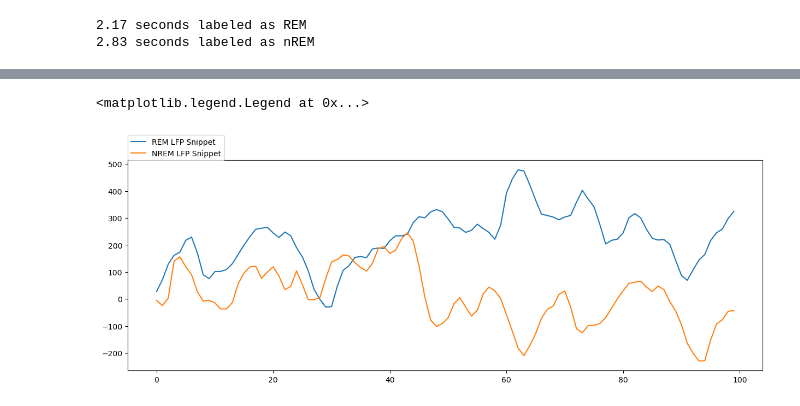
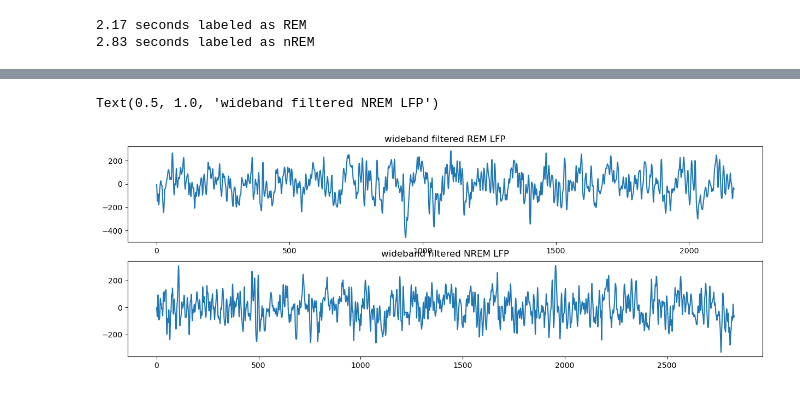
Before and after one commit to lschlinkheider/neuroanalysis, a Jupyter notebook: neural_data/01-local_field_potential/exercises.ipynb, the cells around one changed output, grey strips where cells are left out. Drawn from its saved outputs; the diff is of its cells as text; code cells hidden in the pictures.

```diff
--- a/neural_data/01-local_field_potential/exercises.ipynb
+++ b/neural_data/01-local_field_potential/exercises.ipynb
@@ -297,37 +301,34 @@ plt.plot(nrem)
-# %%
-# REM LFP snippet
-rem_indices = np.where(rem)[0]
-
-if len(rem_indices) > 0:
-    rem_start_idx = rem_indices[0]
-    snippet_len = int(sampling_rate * 0.1)  # 1 second snippet
-    rem_end_idx = rem_start_idx + snippet_len
-
-    # Avoid indexing beyond the available data
-    if rem_end_idx > len(sleep_lfp):
-        rem_end_idx = len(sleep_lfp)
-
-# NREM LFP snippet
-nrem_indices = np.where(nrem)[0]
-
-if len(nrem_indices) > 0:
-    nrem_start_idx = nrem_indices[0]
-    snippet_len = int(sampling_rate * 0.1)  # 1 second snippet
-    nrem_end_idx = nrem_start_idx + snippet_len
-
-    # Avoid indexing beyond the available data
-    if nrem_end_idx > len(sleep_lfp):
-        nrem_end_idx = len(sleep_lfp)
-
-
-# Plot
-
-plot_offset = 200
-
-plt.figure(figsize=(15,5))
-plt.plot(sleep_lfp[rem_start_idx:rem_end_idx]+plot_offset, label = "REM LFP Snippet")
-plt.plot(sleep_lfp[nrem_start_idx:nrem_end_idx], label = "NREM LFP Snippet")
-plt.legend(loc=(0,1))
-# %% [output]
-<matplotlib.legend.Legend at 0x...>
-[figure, removed]
+# %%
+# plotting REM and NREM LFP
+signal = sleep_lfp[:int(5*sampling_rate)] # use 5 seconds first to reduce run time
+signal = signal - np.mean(signal)
+
+# define widepass filter
+filter_order = 5
+low_f = 1
+high_f = 200
+filter = butter(filter_order,[low_f,high_f],
+                btype='band',
+                output='sos',
+                fs=sampling_rate)
+
+#REM LFP
+rem_lfp = signal[rem]
+wideband_rem = sosfilt(filter, rem_lfp)
+
+
+#NREM LFP
+nrem_lfp = signal[nrem]
+wideband_nrem = sosfilt(filter, nrem_lfp)
+
+
+plt.figure(figsize=(15,5))
+plt.subplot(2,1,1)
+plt.plot(wideband_rem)
+plt.title('wideband filtered REM LFP')
+plt.subplot(2,1,2)
+plt.plot(wideband_nrem)
+plt.title('wideband filtered NREM LFP')
+# %% [output]
+Text(0.5, 1.0, 'wideband filtered NREM LFP')
+[figure, added]
```
Also changed, not shown: parts of 6 cells of this notebook.
